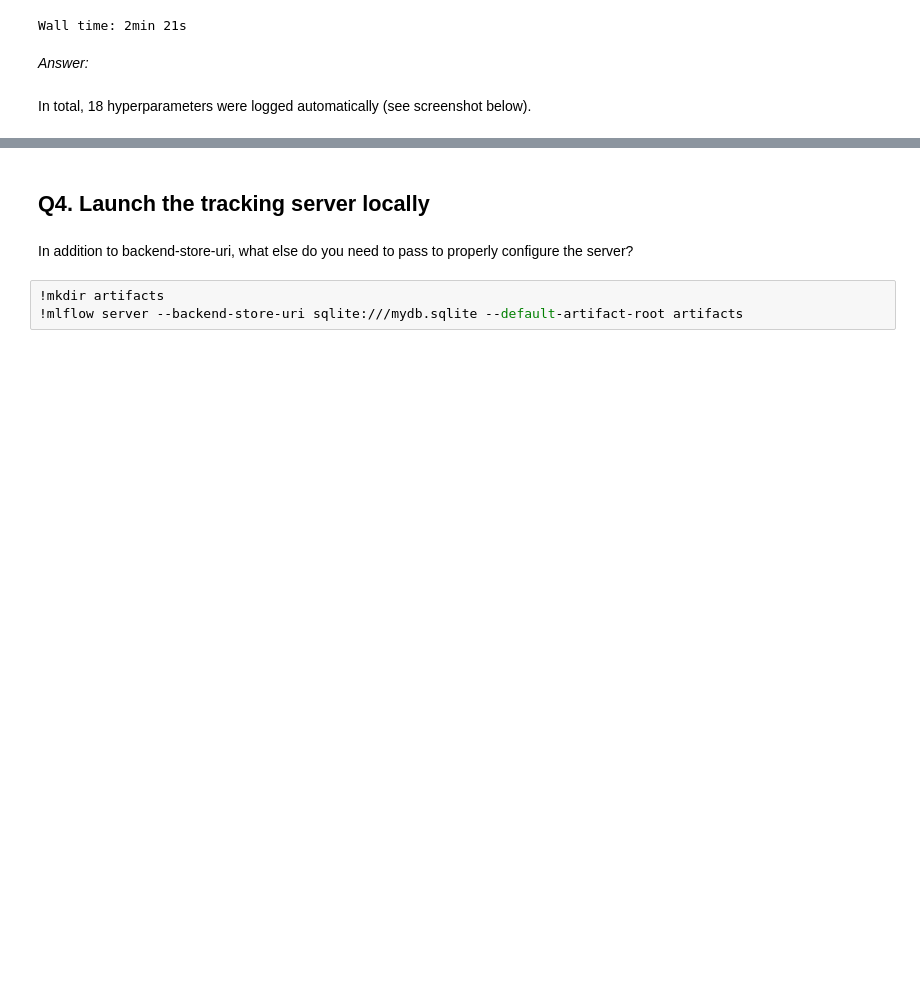
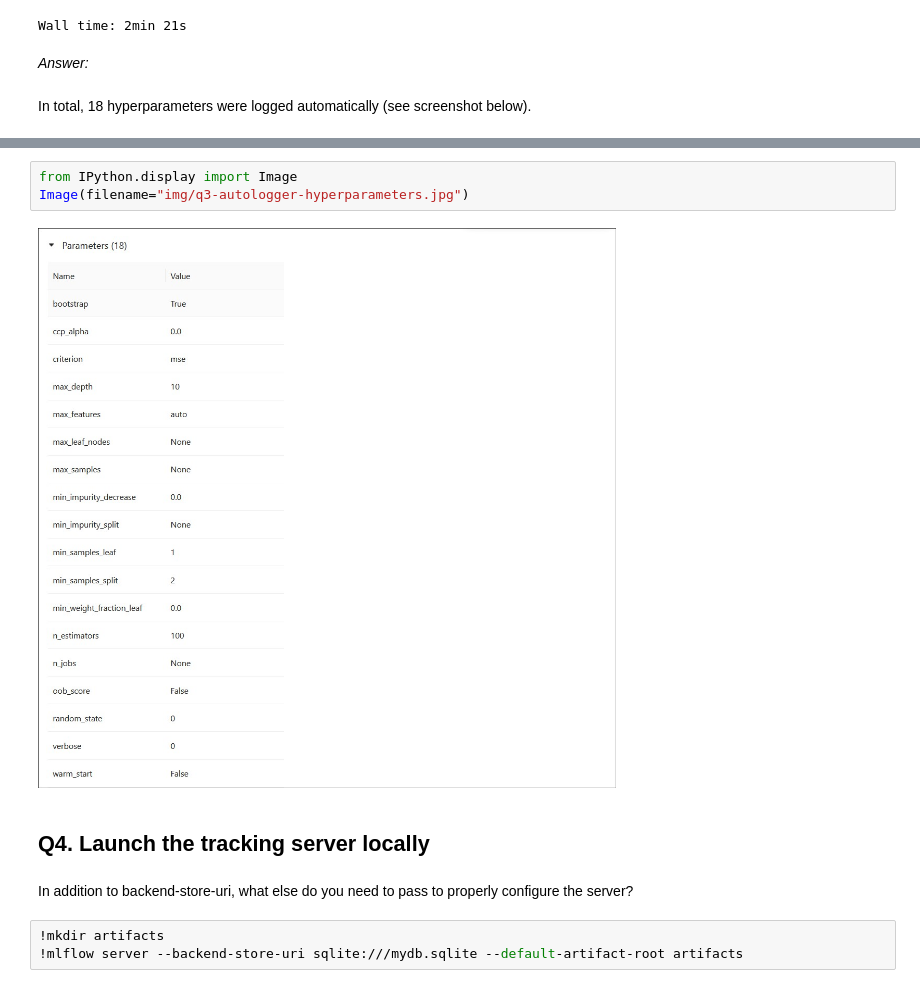
Before and after one commit to shamilnabiyev/mlops-course-dtc, a Jupyter notebook: module-02/homework-02.ipynb, the cells around one changed output, grey strips where cells are left out. Cells and saved outputs as stored; diff of their text form; blank space fills up the shorter version.

```diff
--- a/module-02/homework-02.ipynb
+++ b/module-02/homework-02.ipynb
@@ -49,3 +47,8 @@ In total, 18 hyperparameters were logged automatically (see screenshot below).
+# %%
+from IPython.display import Image
+Image(filename="img/q3-autologger-hyperparameters.jpg")
+# %% [output]
+[figure, added]
 # %% [markdown]
 ## Q4. Launch the tracking server locally
 # %% [markdown]
```
Also changed, not shown: parts of 8 cells of this notebook.
